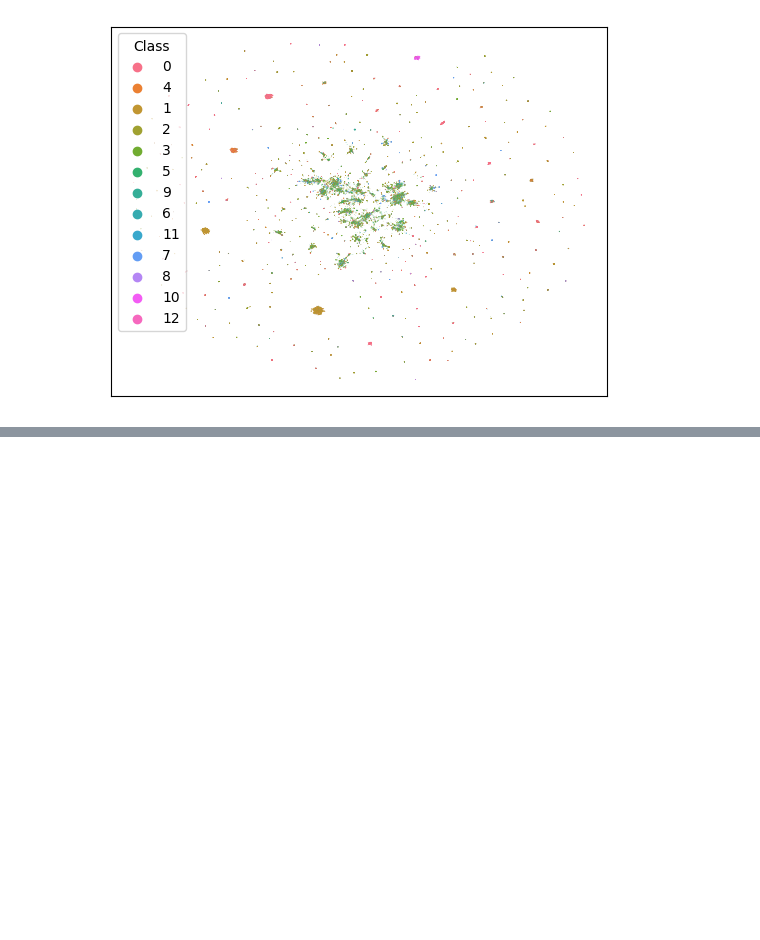
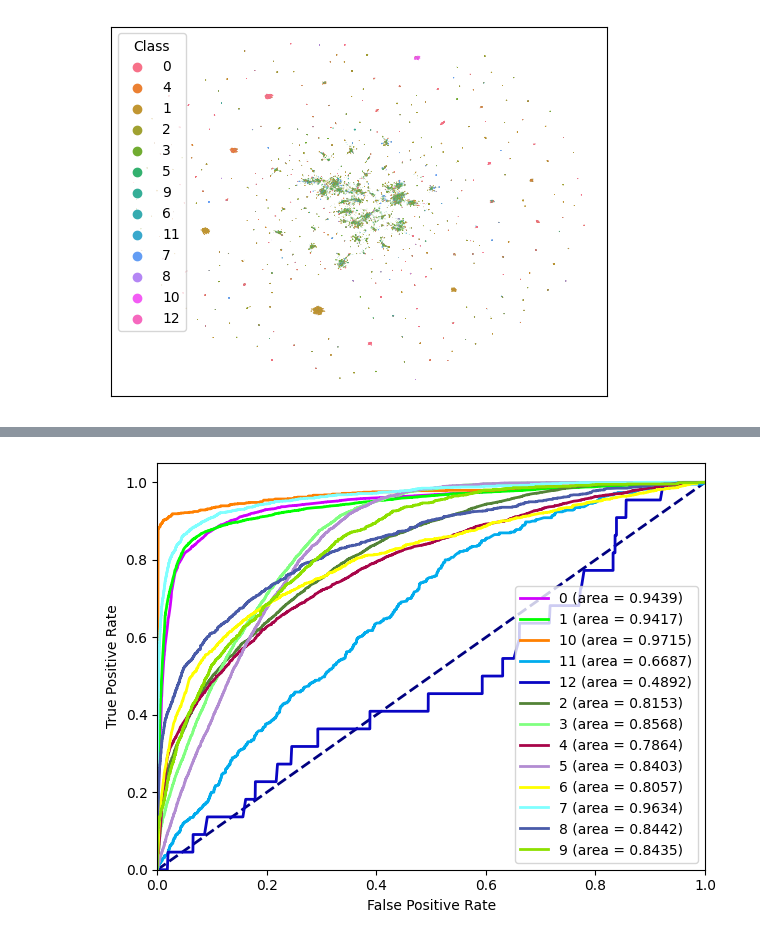
Before and after one commit to SchubertLab/VaccineSimulator, a Jupyter notebook: notebooks/deepTCR/deepTCR.ipynb, the cells around one changed output, grey strips where cells are left out. Saved outputs shown, nothing was run; the diff lists cells and outputs as text; code cells hidden in the pictures; blank space fills up the shorter version.

```diff
--- a/notebooks/deepTCR/deepTCR.ipynb
+++ b/notebooks/deepTCR/deepTCR.ipynb
@@ -107,0 +285,4 @@ DTCR_SS.UMAP_Plot(by_class=True,freq_weight=True,scale=1000)
+# %%
+DTCR_SS.AUC_Curve()
+# %% [output]
+[figure, added]
```
Also changed, not shown: parts of 2 cells of this notebook, 4 other files.
